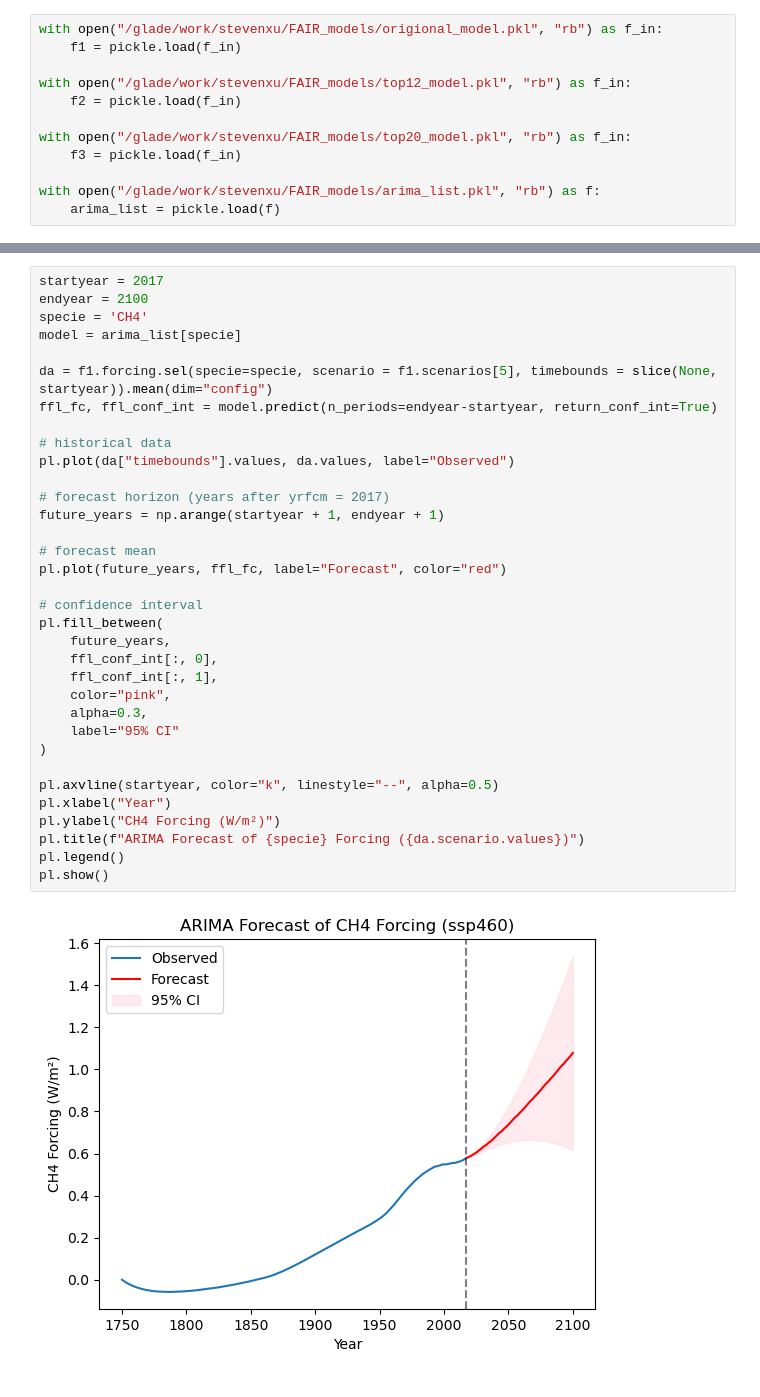
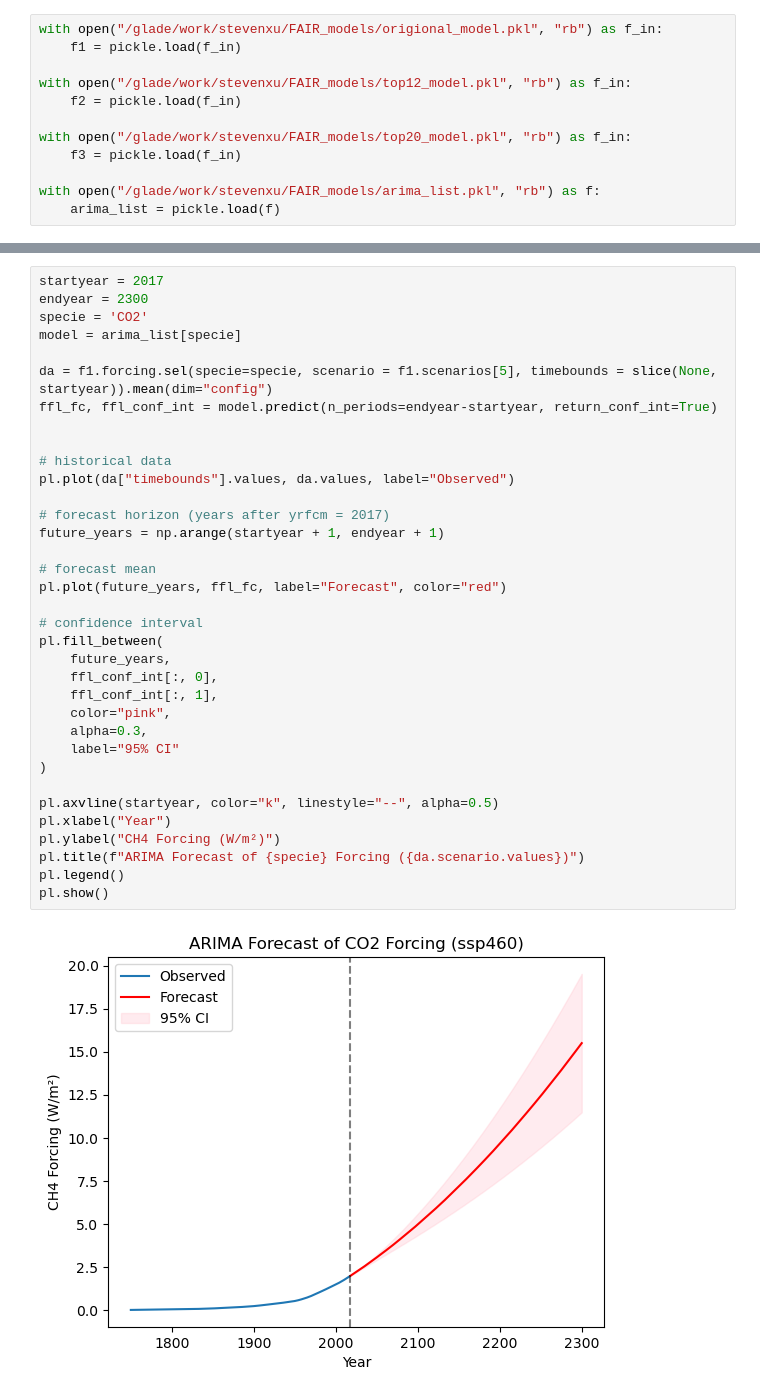
Before and after one commit to xuxingcheng/FAIR-emission-climate-model, a Jupyter notebook: ARIMA_model_evaluation_RCIMP.ipynb, the cells around one changed output, grey strips where cells are left out. Cells and saved outputs as stored; diff of their text form.

```diff
--- a/ARIMA_model_evaluation_RCIMP.ipynb
+++ b/ARIMA_model_evaluation_RCIMP.ipynb
@@ -30,37 +47,38 @@ with open("/glade/work/stevenxu/FAIR_models/arima_list.pkl", "rb") as f:
 # %%
 startyear = 2017
-endyear = 2100
-specie = 'CH4'
+endyear = 2300
+specie = 'CO2'
 model = arima_list[specie]
 
 da = f1.forcing.sel(specie=specie, scenario = f1.scenarios[5], timebounds = slice(None, startyear)).mean(dim="config")
 ffl_fc, ffl_conf_int = model.predict(n_periods=endyear-startyear, return_conf_int=True)
+
 
 # historical data
 pl.plot(da["timebounds"].values, da.values, label="Observed")
 
 # forecast horizon (years after yrfcm = 2017)
 future_years = np.arange(startyear + 1, endyear + 1)
 
 # forecast mean
 pl.plot(future_years, ffl_fc, label="Forecast", color="red")
 
 # confidence interval
 pl.fill_between(
     future_years,
     ffl_conf_int[:, 0],
     ffl_conf_int[:, 1],
     color="pink",
     alpha=0.3,
     label="95% CI"
 )
 
 pl.axvline(startyear, color="k", linestyle="--", alpha=0.5)
 pl.xlabel("Year")
 pl.ylabel("CH4 Forcing (W/m²)")
 pl.title(f"ARIMA Forecast of {specie} Forcing ({da.scenario.values})")
 pl.legend()
 pl.show()
 # %% [output]
-[figure, old version]
+[figure, new version]
 # %%
```
Also changed, not shown: parts of 2 cells of this notebook, 51 other files.
